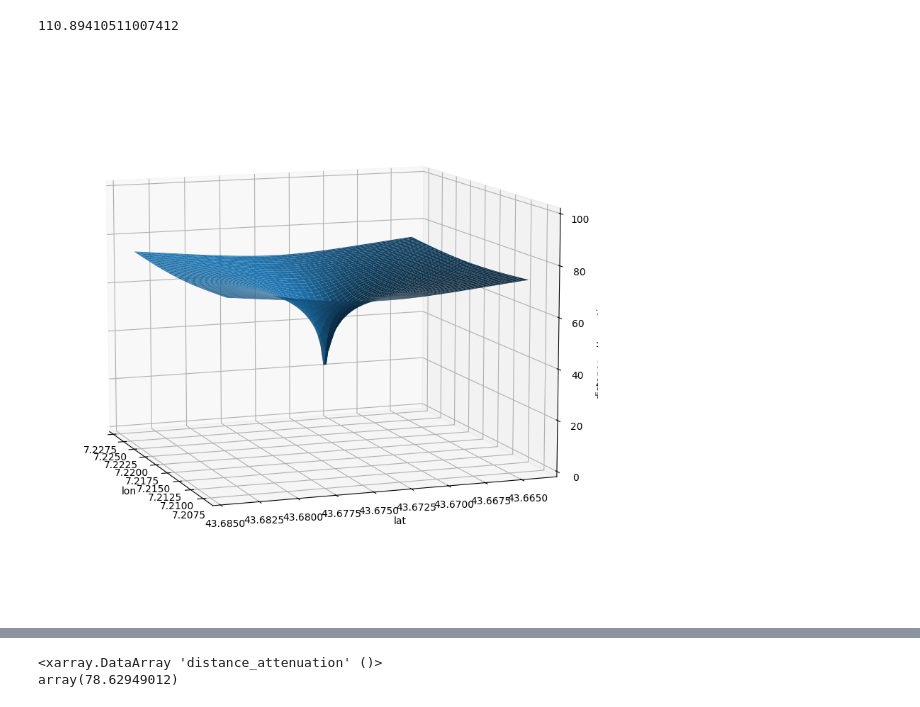
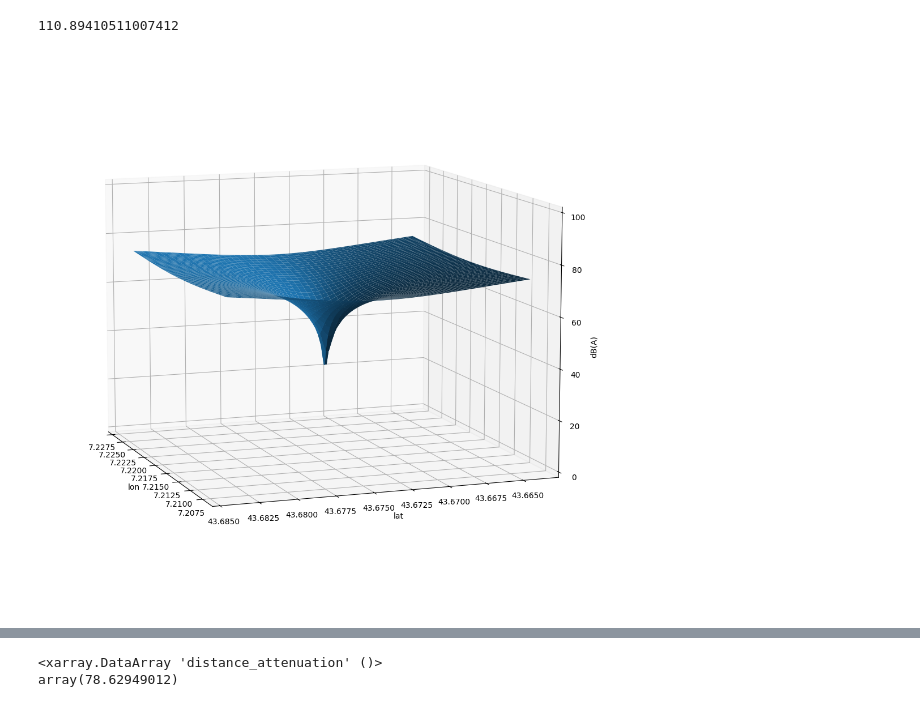
Before and after one commit to nmcdtu/windwhisper, a Jupyter notebook: dev/generate_noise_map.ipynb, the cells around one changed output, grey strips where cells are left out. Saved outputs shown, nothing was run; the diff lists cells and outputs as text; code cells hidden in the pictures.

```diff
--- a/dev/generate_noise_map.ipynb
+++ b/dev/generate_noise_map.ipynb
@@ -87,19 +87,21 @@ wt.noise_map.haversine_distances.min()
 # %%
 import numpy as np
 import matplotlib.pyplot as plt
 
 from mpl_toolkits.mplot3d import Axes3D
 
 fig = plt.figure(figsize=(10, 10))
 ax = fig.add_subplot(111, projection='3d')
 ax.set_zlim(0, 100)
 
+
 wt.noise_map.noise_attenuation.distance_attenuation.plot.surface()
-
+ax.set_zlabel("dB(A)")
 # Set the azimuth and elevation angles
 ax.view_init(azim=160, elev=10)
+plt.tight_layout()
 # %% [output]
-[figure, old version]
+[figure, new version]
 # %%
 import numpy as np
 import matplotlib.pyplot as plt
```
Also changed, not shown: parts of 2 cells of this notebook, 4 other files.
